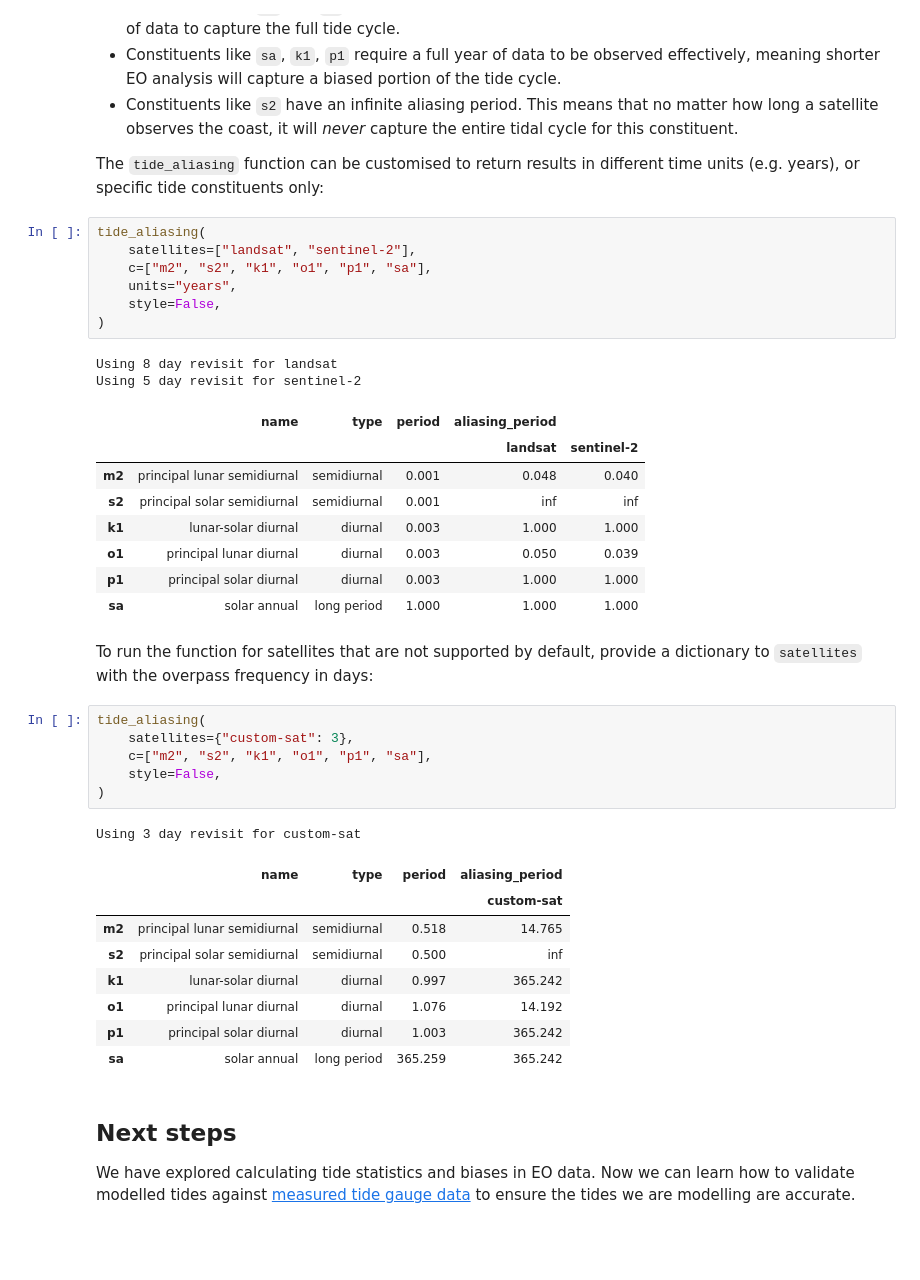
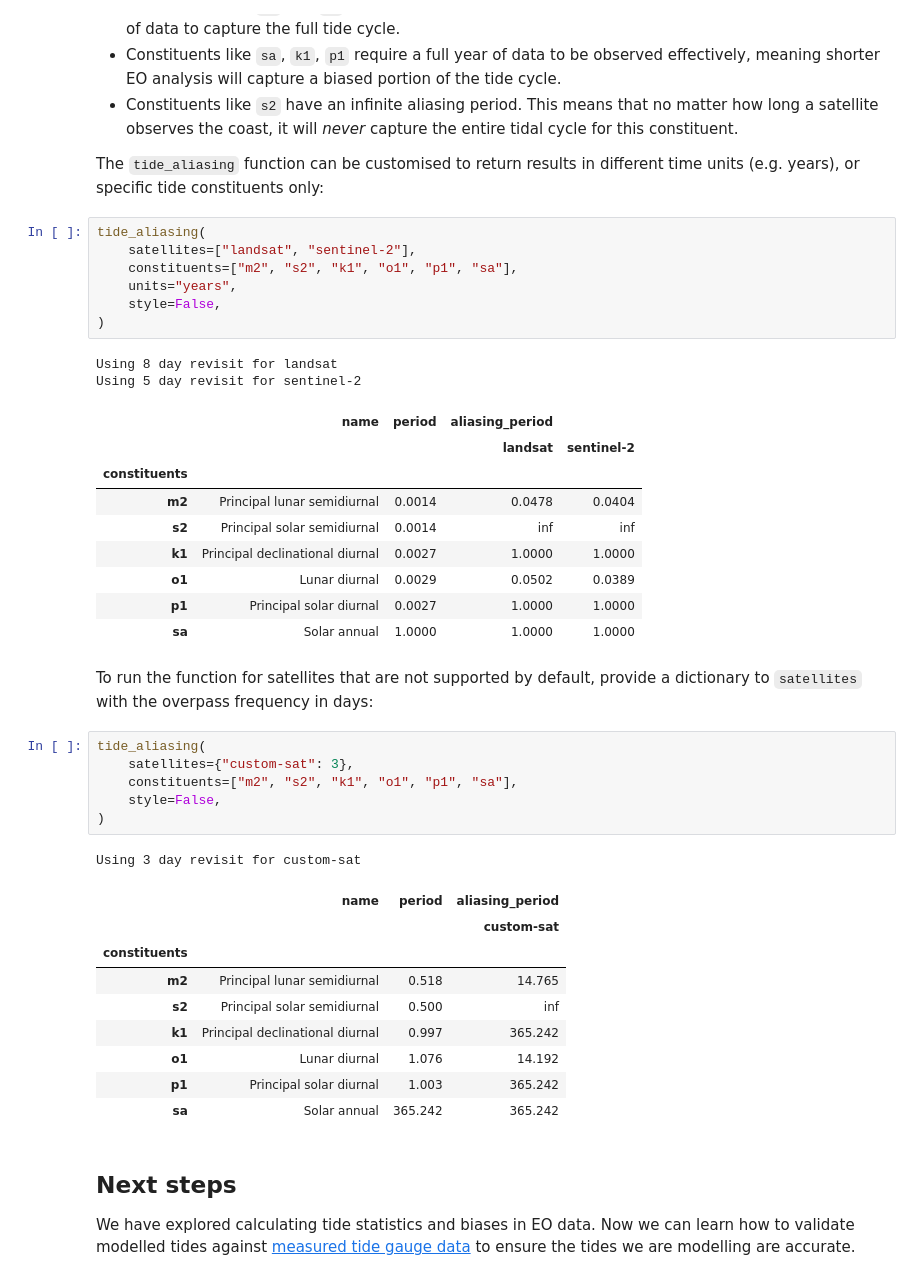
Before and after one commit to GeoscienceAustralia/eo-tides, a Jupyter notebook: docs/notebooks/Tide_statistics.ipynb, the cells around one changed output. Drawn from its saved outputs; the diff is of its cells as text; blank space fills up the shorter version.

Commit message:
Refactor aliasing function

```diff
--- a/docs/notebooks/Tide_statistics.ipynb
+++ b/docs/notebooks/Tide_statistics.ipynb
@@ -493,39 +494,41 @@ The `tide_aliasing` function can be customised to return results in different ti
 # %%
 tide_aliasing(
     satellites=["landsat", "sentinel-2"],
-    c=["m2", "s2", "k1", "o1", "p1", "sa"],
+    constituents=["m2", "s2", "k1", "o1", "p1", "sa"],
     units="years",
     style=False,
 )
 # %% [output]
 Using 8 day revisit for landsat
 Using 5 day revisit for sentinel-2
-|  | name | type | period | aliasing_period |  |
-|  |  |  |  | landsat | sentinel-2 |
-| m2 | principal lunar semidiurnal | semidiurnal | 0.001 | 0.048 | 0.040 |
-| s2 | principal solar semidiurnal | semidiurnal | 0.001 | inf | inf |
-| k1 | lunar-solar diurnal | diurnal | 0.003 | 1.000 | 1.000 |
-| o1 | principal lunar diurnal | diurnal | 0.003 | 0.050 | 0.039 |
-| p1 | principal solar diurnal | diurnal | 0.003 | 1.000 | 1.000 |
-| sa | solar annual | long period | 1.000 | 1.000 | 1.000 |
+|  | name | period | aliasing_period |  |
+|  |  |  | landsat | sentinel-2 |
+| constituents |  |  |  |  |
+| m2 | Principal lunar semidiurnal | 0.0014 | 0.0478 | 0.0404 |
+| s2 | Principal solar semidiurnal | 0.0014 | inf | inf |
+| k1 | Principal declinational diurnal | 0.0027 | 1.0000 | 1.0000 |
+| o1 | Lunar diurnal | 0.0029 | 0.0502 | 0.0389 |
+| p1 | Principal solar diurnal | 0.0027 | 1.0000 | 1.0000 |
+| sa | Solar annual | 1.0000 | 1.0000 | 1.0000 |
 # %% [markdown]
 To run the function for satellites that are not supported by default, provide a dictionary to `satellites` with the overpass frequency in days:
 # %%
 tide_aliasing(
     satellites={"custom-sat": 3},
-    c=["m2", "s2", "k1", "o1", "p1", "sa"],
+    constituents=["m2", "s2", "k1", "o1", "p1", "sa"],
     style=False,
 )
 # %% [output]
 Using 3 day revisit for custom-sat
-|  | name | type | period | aliasing_period |
-|  |  |  |  | custom-sat |
-| m2 | principal lunar semidiurnal | semidiurnal | 0.518 | 14.765 |
-| s2 | principal solar semidiurnal | semidiurnal | 0.500 | inf |
-| k1 | lunar-solar diurnal | diurnal | 0.997 | 365.242 |
-| o1 | principal lunar diurnal | diurnal | 1.076 | 14.192 |
-| p1 | principal solar diurnal | diurnal | 1.003 | 365.242 |
-| sa | solar annual | long period | 365.259 | 365.242 |
+|  | name | period | aliasing_period |
+|  |  |  | custom-sat |
+| constituents |  |  |  |
+| m2 | Principal lunar semidiurnal | 0.518 | 14.765 |
+| s2 | Principal solar semidiurnal | 0.500 | inf |
+| k1 | Principal declinational diurnal | 0.997 | 365.242 |
+| o1 | Lunar diurnal | 1.076 | 14.192 |
+| p1 | Principal solar diurnal | 1.003 | 365.242 |
+| sa | Solar annual | 365.242 | 365.242 |
 # %% [markdown]
 ## Next steps
 
```
Also changed, not shown: parts of 7 cells of this notebook, 5 other files.
